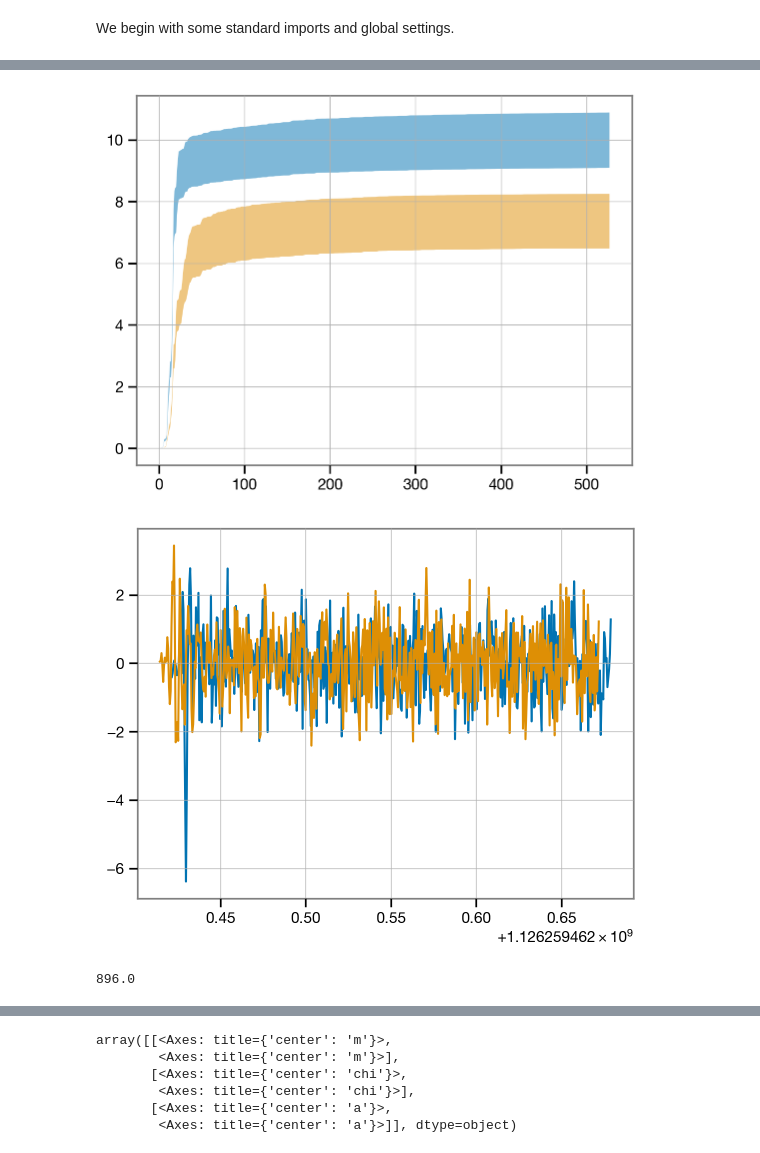
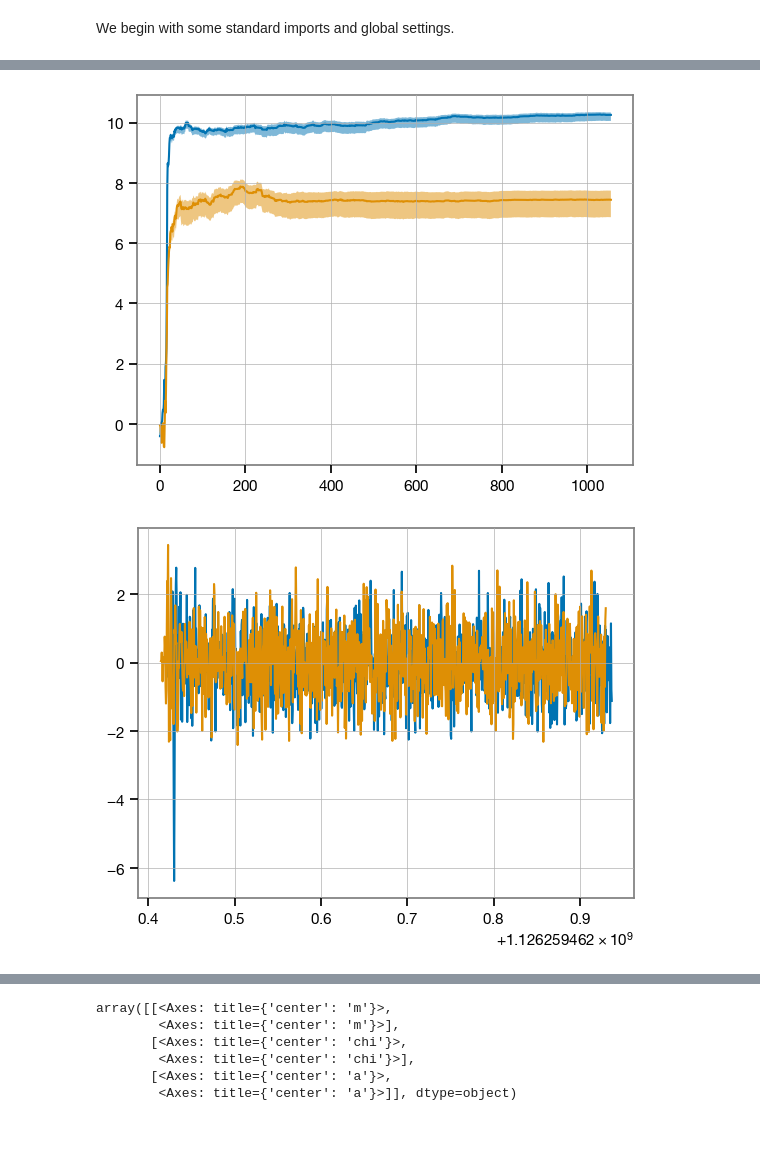
Before and after one commit to maxisi/ringdown, a Jupyter notebook: docs/examples/fit_from_imr_result.ipynb, the cells around one changed output, grey strips where cells are left out. Saved outputs shown, nothing was run; the diff lists cells and outputs as text; code cells hidden in the pictures.

Commit message:
from_imr_result: psds

```diff
--- a/docs/examples/fit_from_imr_result.ipynb
+++ b/docs/examples/fit_from_imr_result.ipynb
@@ -98,5 +74,5 @@ from importlib import reload
 # reload(rd.fit)
 # reload(rd.fit.imr)
 # %%
-fit = rd.fit.Fit.from_imr_result(result, modes=[(1,-2,2,2,0), (1, -2,2,2,1)])
+fit = rd.fit.Fit.from_imr_result('GW150914_095045_NRSur7dq4.h5', psds=psds_o1, modes=[(1,-2,2,2,0), (1, -2,2,2,1)])
 # %% [output]
@@ -150,2 +84,2 @@ StrainStack([[[ 4.33553778e-22,  1.63839052e-22,
 # %%
-snrs = wfs.compute_snr(fit.cholesky_factors, cumulative=True)
+snrs = fit.compute_imr_snr(cumulative=True, nsamp=100)
@@ -172,19 +86,15 @@ Type:      method
 # %%
 for s in snrs:
     l, m, h = np.quantile(s, [0.05, 0.5, 0.95], axis=1)
-    # plt.plot(m)
+    plt.plot(m)
     plt.fill_between(np.arange(len(m)), l, h, alpha=0.5)
 # %% [output]
-[figure, old version]
+[figure, new version]
 # %%
 for i, d in fit.whitened_analysis_data.items():
     d.plot()
 # %% [output]
-[figure, old version]
+[figure, new version]
-# %%
-rd.utils.get_bilby_dict(fit.imr_result.attrs.get('config', {}).get('maximum-frequency', {}))
-# %% [output]
-896.0
 # %%
 for ifo, acf in fit.acfs.items():
     p = acf.to_psd()
```
Also changed, not shown: parts of 25 cells of this notebook, 1 other file.
